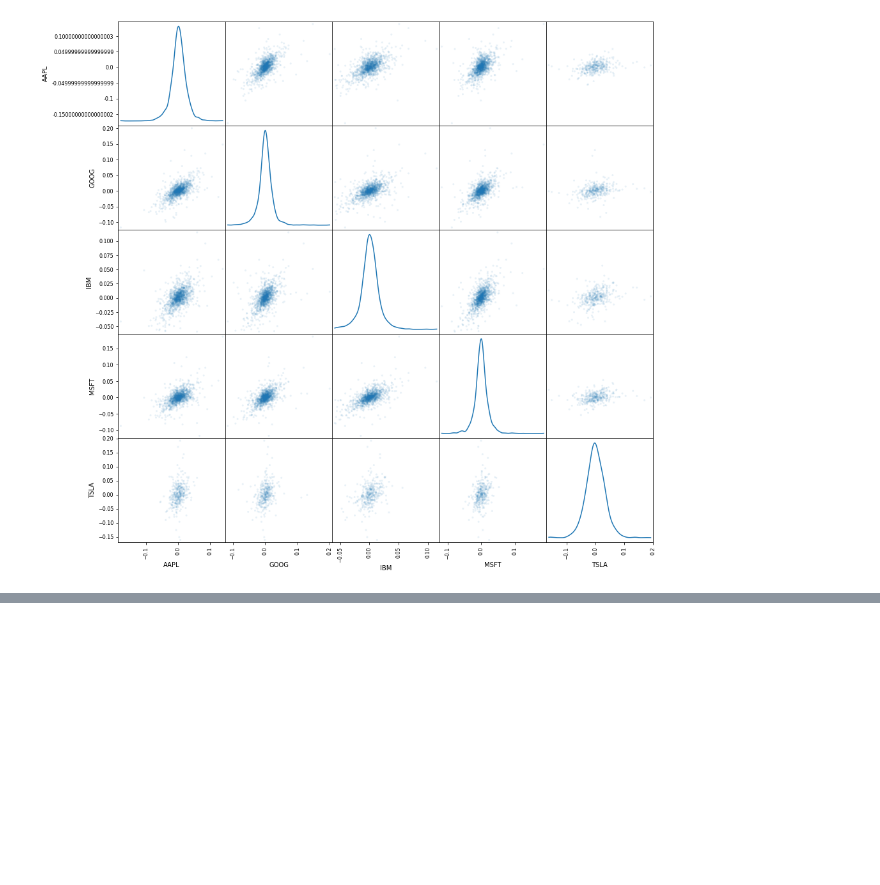
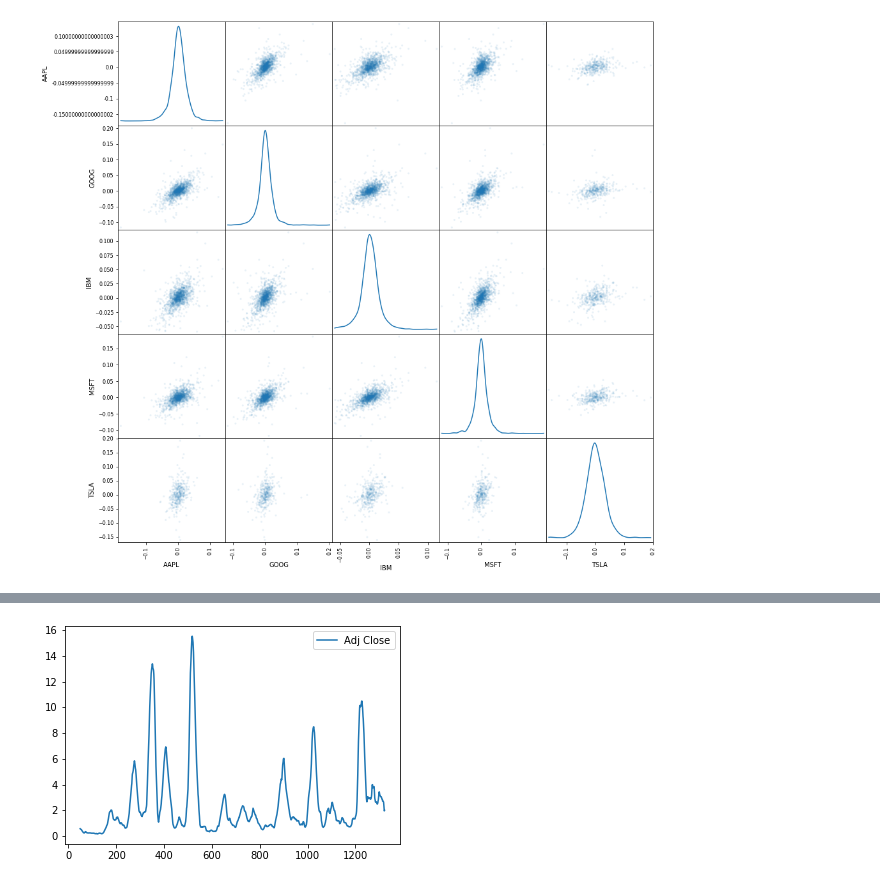
Before and after one commit to DataCrusade1999/Quantitative-Analytics, a Jupyter notebook: Quantitative_Analytics.ipynb, the cells around one changed output, grey strips where cells are left out. Saved outputs shown, nothing was run; the diff lists cells and outputs as text; code cells hidden in the pictures; blank space fills up the shorter version.

```diff
--- a/Quantitative_Analytics.ipynb
+++ b/Quantitative_Analytics.ipynb
@@ -285,0 +372,6 @@ plt.show()
+# %%
+moving_var=aapl[['Adj Close']].rolling(50).var()
+moving_var.plot()
+plt.show()
+# %% [output]
+[figure, added]
```
Also changed, not shown: parts of 10 cells of this notebook.
